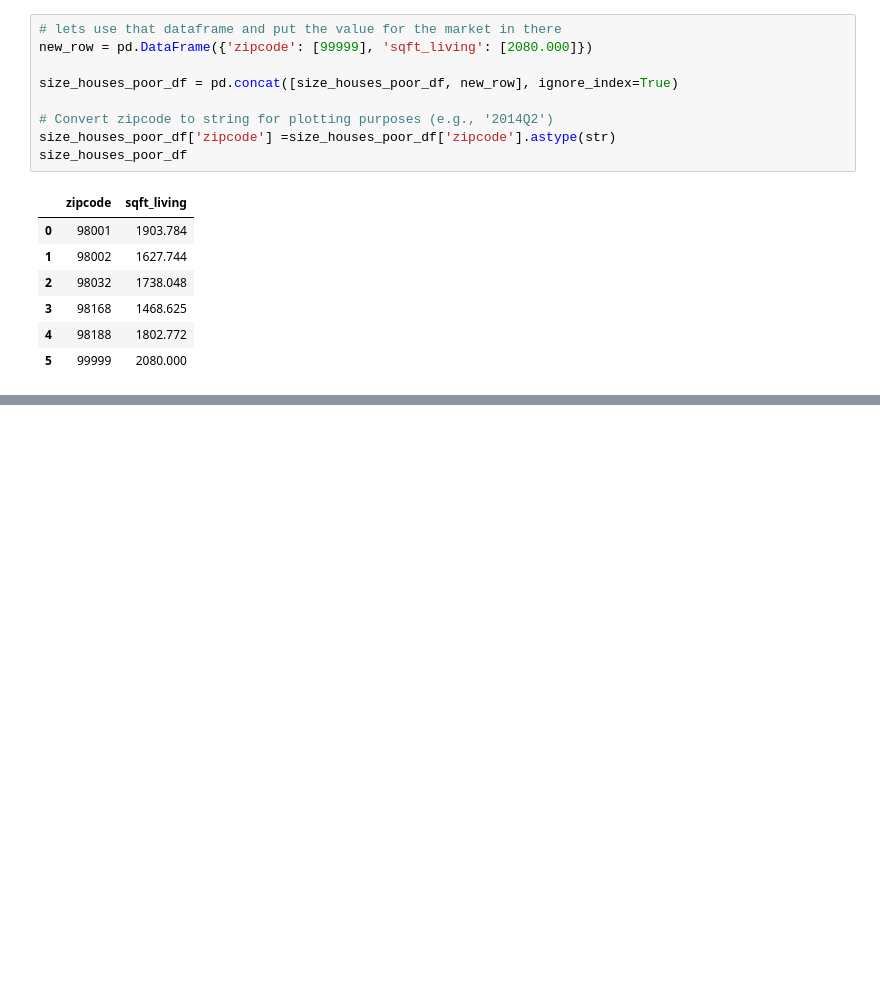
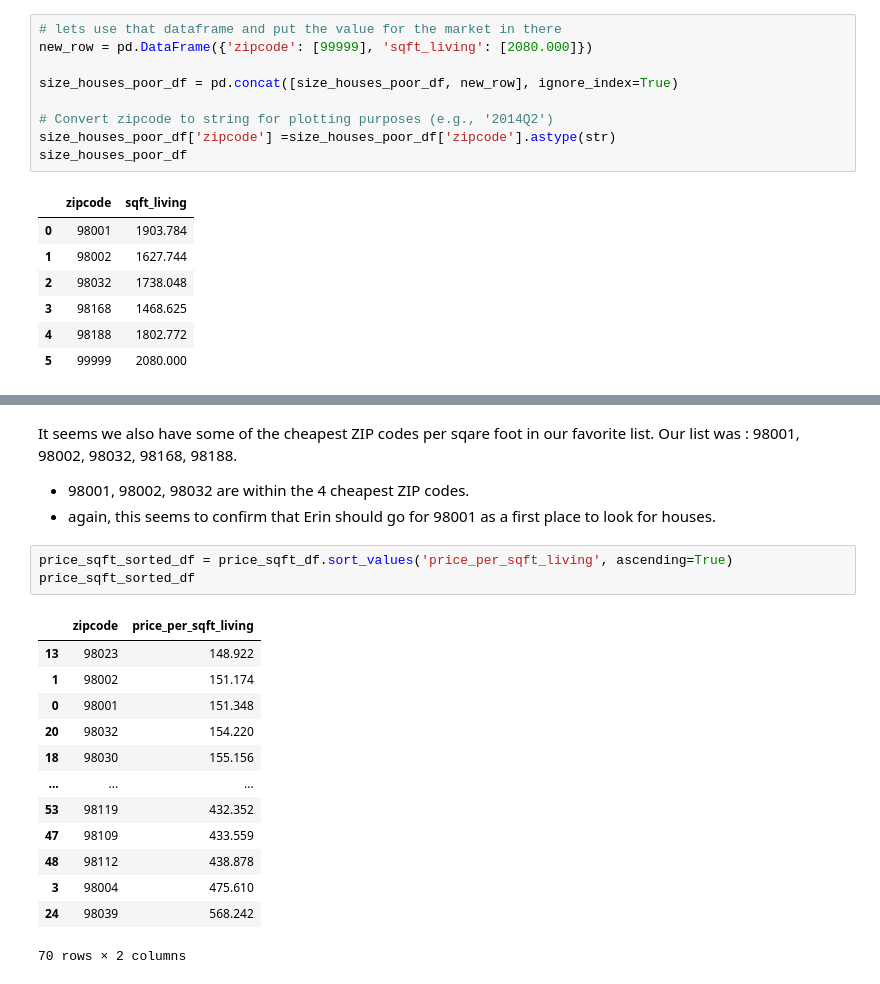
Before and after one commit to googoose/eda_project, a Jupyter notebook: EDA.ipynb, the cells around one changed output, grey strips where cells are left out. Drawn from its saved outputs; the diff is of its cells as text; blank space fills up the shorter version.

```diff
--- a/EDA.ipynb
+++ b/EDA.ipynb
@@ -1202,0 +1283,22 @@ fig.show()
+# %% [markdown]
+It seems we also have some of the cheapest ZIP codes per sqare foot in our favorite list.
+Our list was : 98001, 98002, 98032, 98168, 98188.
+- 98001, 98002, 98032 are within the 4 cheapest ZIP codes.
+- again, this seems to confirm that Erin should go for 98001 as a first place to look for houses.
+# %%
+price_sqft_sorted_df = price_sqft_df.sort_values('price_per_sqft_living', ascending=True)
+price_sqft_sorted_df
+# %% [output]
+|  | zipcode | price_per_sqft_living |
+| 13 | 98023 | 148.922 |
+| 1 | 98002 | 151.174 |
+| 0 | 98001 | 151.348 |
+| 20 | 98032 | 154.220 |
+| 18 | 98030 | 155.156 |
+| ... | ... | ... |
+| 53 | 98119 | 432.352 |
+| 47 | 98109 | 433.559 |
+| 48 | 98112 | 438.878 |
+| 3 | 98004 | 475.610 |
+| 24 | 98039 | 568.242 |
+70 rows × 2 columns
```
Also changed, not shown: parts of 24 cells of this notebook.
